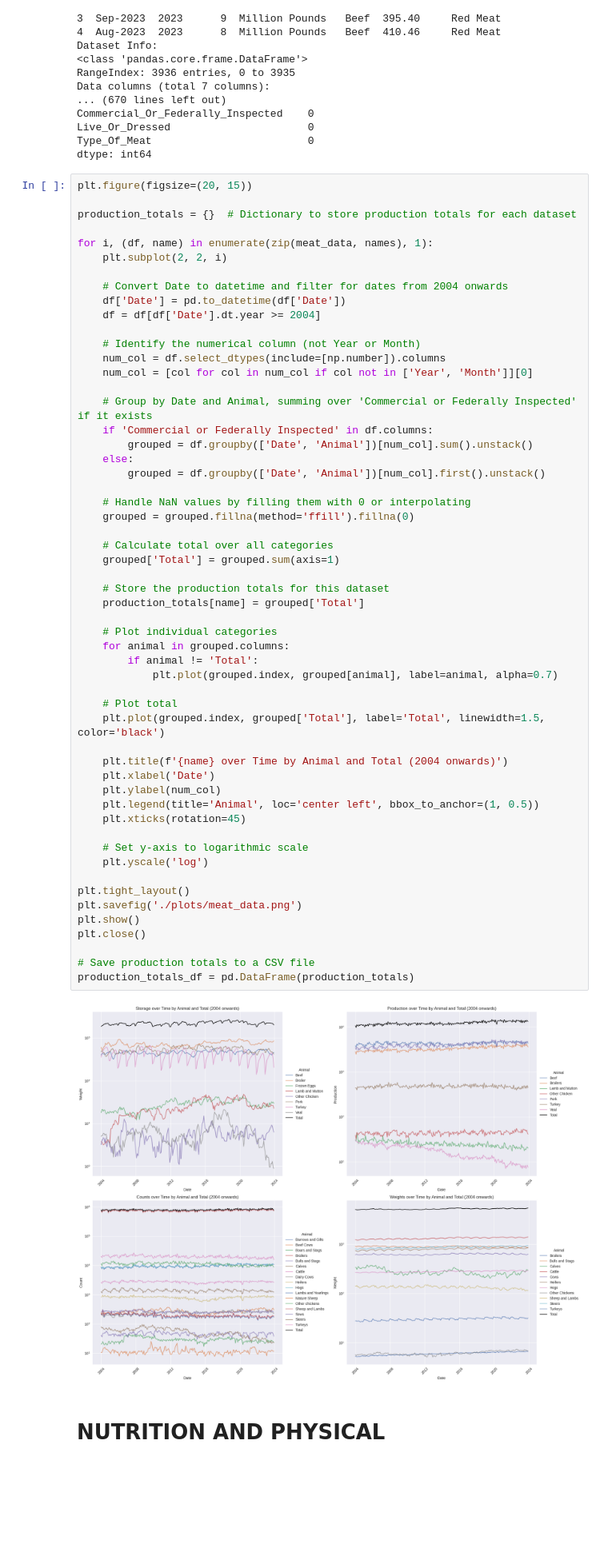
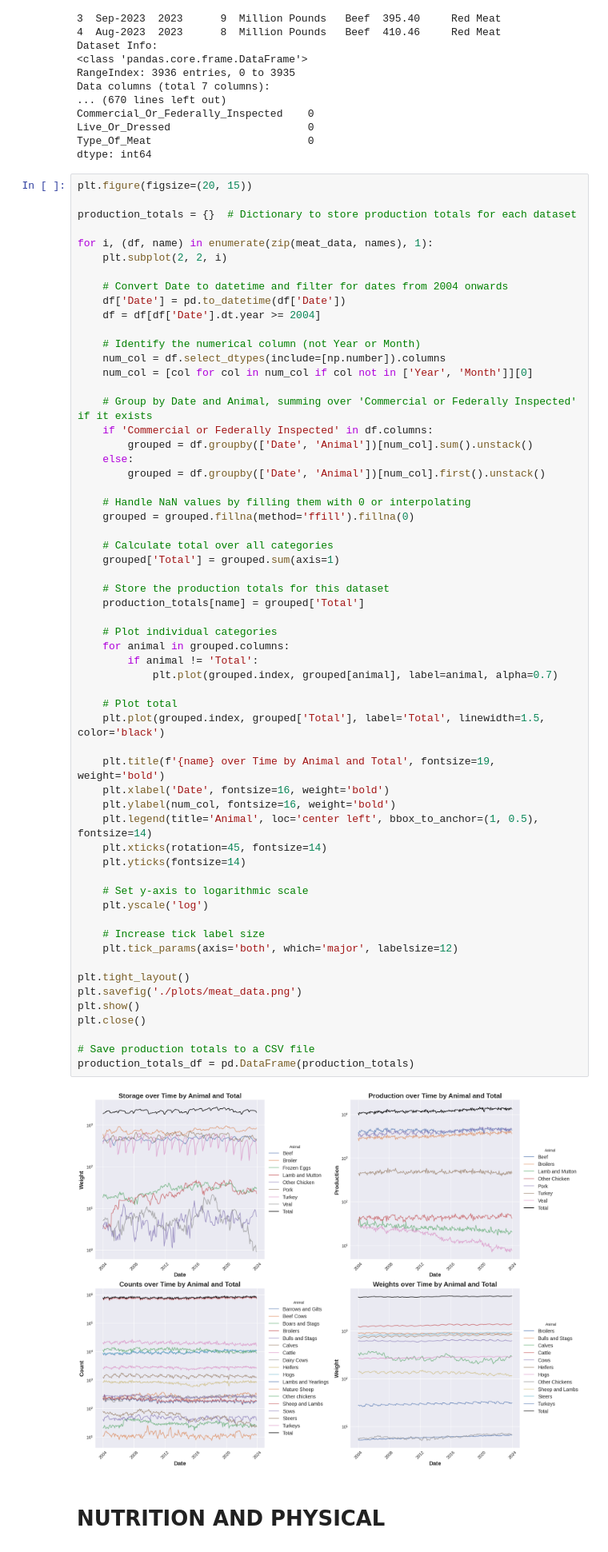
Before and after one commit to matchten/cit-datathon-2024, a Jupyter notebook: eda.ipynb, the cells around one changed output. Shown at 80% size. Cells and saved outputs as stored; diff of their text form; blank space fills up the shorter version.

Commit message:
added better plots again

```diff
--- a/eda.ipynb
+++ b/eda.ipynb
@@ -394,39 +394,43 @@ for i, (df, name) in enumerate(zip(meat_data, names), 1):
 
     # Handle NaN values by filling them with 0 or interpolating
     grouped = grouped.fillna(method='ffill').fillna(0)
 
     # Calculate total over all categories
     grouped['Total'] = grouped.sum(axis=1)
 
     # Store the production totals for this dataset
     production_totals[name] = grouped['Total']
 
     # Plot individual categories
     for animal in grouped.columns:
         if animal != 'Total':
             plt.plot(grouped.index, grouped[animal], label=animal, alpha=0.7)
 
     # Plot total
     plt.plot(grouped.index, grouped['Total'], label='Total', linewidth=1.5, color='black')
 
-    plt.title(f'{name} over Time by Animal and Total (2004 onwards)')
-    plt.xlabel('Date')
-    plt.ylabel(num_col)
-    plt.legend(title='Animal', loc='center left', bbox_to_anchor=(1, 0.5))
-    plt.xticks(rotation=45)
+    plt.title(f'{name} over Time by Animal and Total', fontsize=19, weight='bold')
+    plt.xlabel('Date', fontsize=16, weight='bold')
+    plt.ylabel(num_col, fontsize=16, weight='bold')
+    plt.legend(title='Animal', loc='center left', bbox_to_anchor=(1, 0.5), fontsize=14)
+    plt.xticks(rotation=45, fontsize=14)
+    plt.yticks(fontsize=14)
 
     # Set y-axis to logarithmic scale
     plt.yscale('log')
+
+    # Increase tick label size
+    plt.tick_params(axis='both', which='major', labelsize=12)
 
 plt.tight_layout()
 plt.savefig('./plots/meat_data.png')
 plt.show()
 plt.close()
 
 # Save production totals to a CSV file
 production_totals_df = pd.DataFrame(production_totals)
 # %% [output]
-[figure, old version]
+[figure, new version]
 # %% [markdown]
 # NUTRITION AND PHYSICAL
 # %%
```
Also changed, not shown: parts of 4 cells of this notebook, 5 other files.
